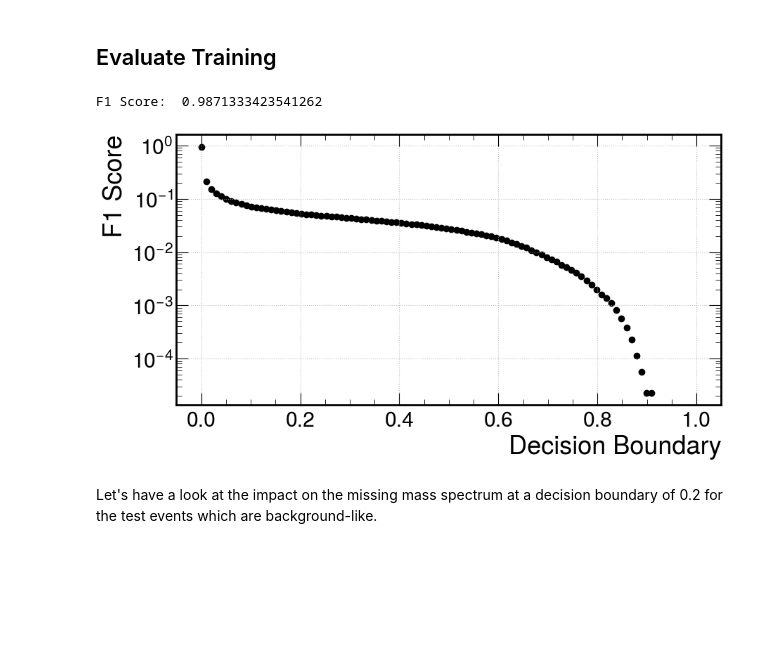
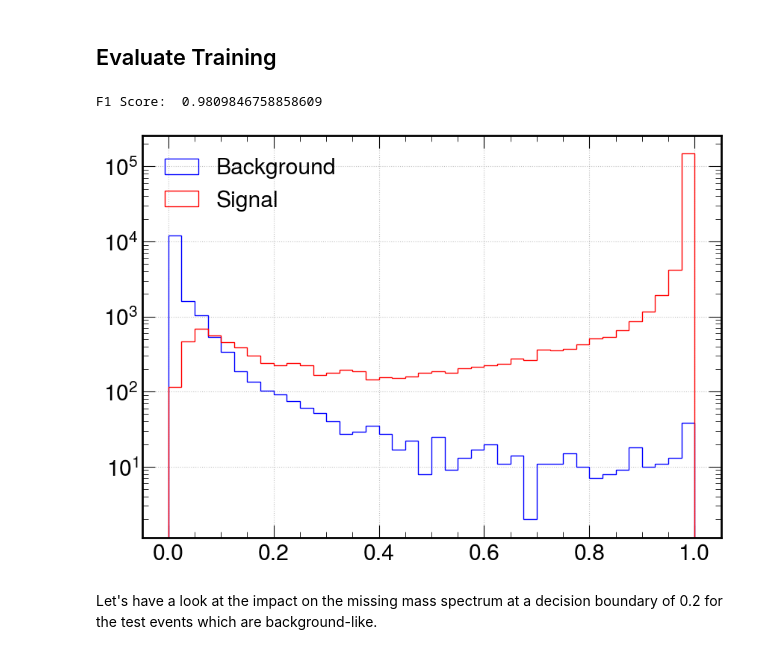
Before and after one commit to ChandlerKenworthy/Upstream, a Jupyter notebook: TrainModel.ipynb, the cells around one changed output. Saved outputs shown, nothing was run; the diff lists cells and outputs as text; code cells hidden in the pictures; blank space fills up the shorter version.

```diff
--- a/TrainModel.ipynb
+++ b/TrainModel.ipynb
@@ -137,6 +171,6 @@ XGBClassifier(base_score=None, booster=None, callbacks=None,
 # %%
-predictions = model.predict(X_test[features].to_numpy().astype(np.float64))
-f1 = f1_score(y_test.to_numpy().astype(np.float64), predictions)
+predictions = model.predict(xgb.DMatrix(X_test[features].to_numpy().astype(np.float64)))
+f1 = f1_score(y_test.to_numpy().astype(np.float64), predictions > 0.01)
 print("F1 Score: ", f1)
 # %% [output]
-F1 Score:  0.9871333423541262
+F1 Score:  0.9809846758858609
@@ -151,10 +176,0 @@ f1_scores = [f1_score(y_test.to_numpy().astype(np.float64), get_pred(cut)) for c
-# %%
-fig = plt.figure(figsize=(10, 5))
-plt.ylabel("F1 Score")
-plt.xlabel("Decision Boundary")
-plt.scatter(np.linspace(0, 1, 100), f1_scores, color="black")
-plt.yscale('log')
-plt.grid()
-plt.show()
-# %% [output]
-[figure, removed]
@@ -161,3 +180,13 @@ plt.show()
+# %%
+plt.figure(figsize=(10, 7))
+plt.hist(pred_proba_test[y_test == 0], bins=np.linspace(0, 1, 41), histtype='step', label='Background', color='b')
+plt.hist(pred_proba_test[y_test == 1], bins=np.linspace(0, 1, 41), histtype='step', label='Signal', color='r')
+plt.legend()
+plt.yscale('log')
+plt.grid()
+plt.show()
+# %% [output]
+[figure, added]
 # %% [markdown]
 Let's have a look at the impact on the missing mass spectrum at a decision boundary of 0.2 for the test events which are background-like.
 # %%
```
Also changed, not shown: parts of 54 cells of this notebook, 1 other file.
